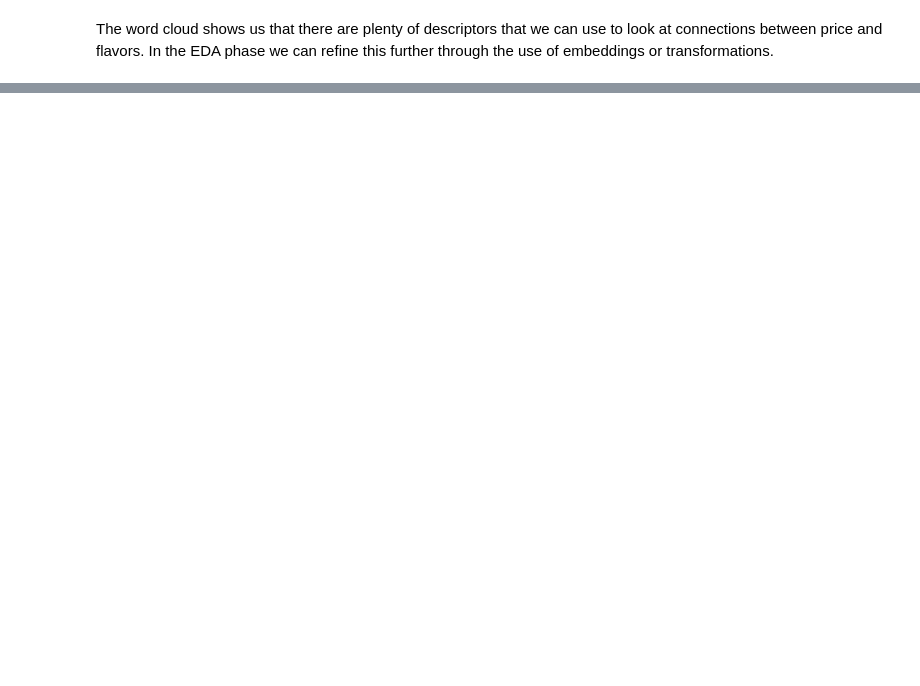
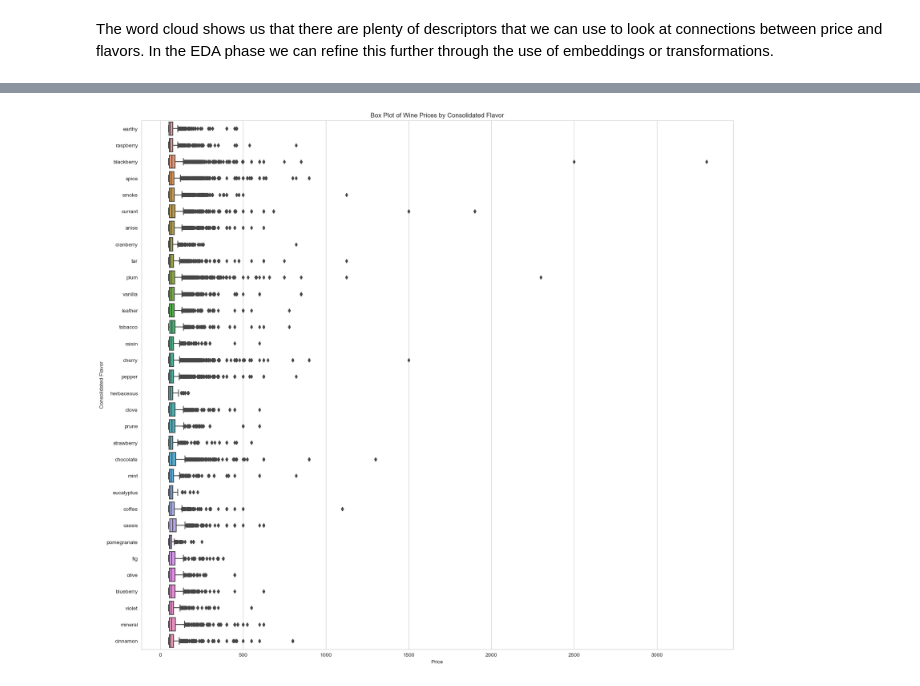
Before and after one commit to dancing-badger/Capstone-2, a Jupyter notebook: What Price for Wine.ipynb, the cells around one changed output, grey strips where cells are left out. Saved outputs shown, nothing was run; the diff lists cells and outputs as text; code cells hidden in the pictures; blank space fills up the shorter version.

```diff
--- a/What Price for Wine.ipynb
+++ b/What Price for Wine.ipynb
@@ -383,0 +685,15 @@ There are a number of steps that can be taken in cleaning up the data for furthe
+# %%
+# Defining the 75th percentile of the price as the threshold for high-priced wines
+high_price_threshold = df_red_wine['price'].quantile(0.75)
+
+# Filtering the dataset to include only high-priced wines
+high_priced_wines = df_red_wine[df_red_wine['price'] > high_price_threshold]
+
+# Counting the occurrences of each consolidated flavor keyword in the 'consolidated_flavors' column of high-priced wines
+flavor_counts_high_priced = Counter(flavor for flavors in high_priced_wines['consolidated_flavors'] for flavor in flavors)
+
+# Converting the counts to a DataFrame for better visualization and sorting by Count
+flavor_counts_high_priced_df = pd.DataFrame(flavor_counts_high_priced.items(), columns=['Flavor', 'Count']).sort_values(by='Count', ascending=False)
+
+# Displaying the most common consolidated flavors in high-priced wines
+flavor_counts_high_priced_df.head(10)
@@ -383,0 +712,18 @@ There are a number of steps that can be taken in cleaning up the data for furthe
+# %%
+# Creating a DataFrame where each row corresponds to a flavor and a wine's price
+flavor_price_data = []
+for index, row in high_priced_wines.iterrows():
+    for flavor in row['consolidated_flavors']:
+        flavor_price_data.append({'Flavor': flavor, 'Price': row['price']})
+
+flavor_price_df = pd.DataFrame(flavor_price_data)
+
+# Creating the box plot
+plt.figure(figsize=(20, 18))
+sns.boxplot(x='Price', y='Flavor', data=flavor_price_df)
+plt.title('Box Plot of Wine Prices by Consolidated Flavor')
+plt.xlabel('Price')
+plt.ylabel('Consolidated Flavor')
+plt.show()
+# %% [output]
+[figure, added]
```
Also changed, not shown: parts of 36 cells of this notebook, 4 other files.
